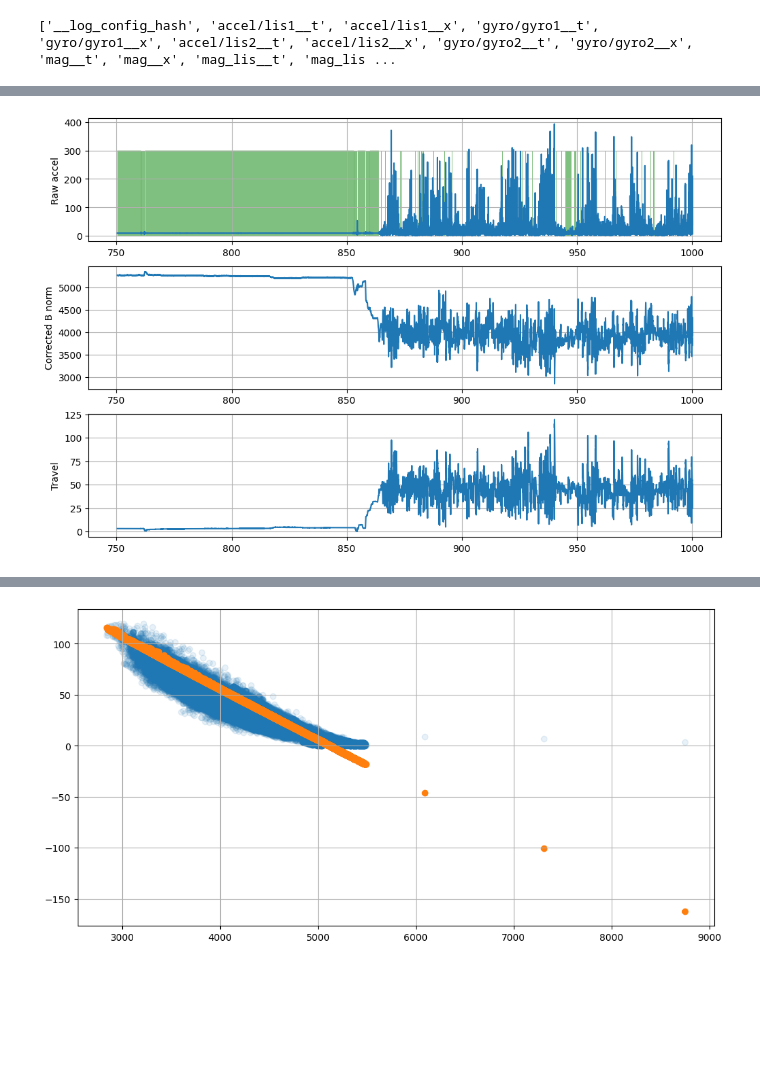
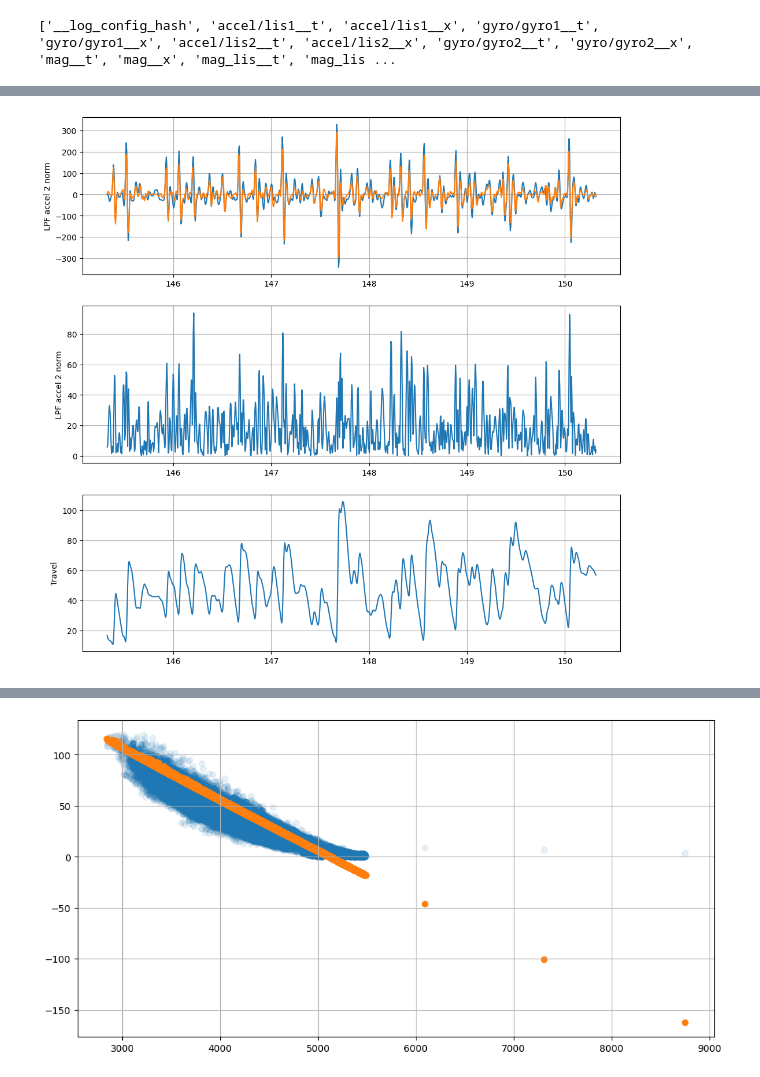
Before and after one commit to colinpate/sus, a Jupyter notebook: notebooks/rear_sus.ipynb, the cells around one changed output, grey strips where cells are left out. Saved outputs shown, nothing was run; the diff lists cells and outputs as text; code cells hidden in the pictures; blank space fills up the shorter version.

Commit message:
Rear sus with 2 acceleromters

```diff
--- a/notebooks/rear_sus.ipynb
+++ b/notebooks/rear_sus.ipynb
@@ -75,6 +64,6 @@ plt.grid()
 # %%
 roi = slice(0, -1)
-#roi = slice(150*1000, 200*1000)
+roi = slice(29*1000, 30*1000)
 # %%
 # Plot travel vs mag norm
 plt.figure(figsize=(10, 6))
@@ -100,23 +126,20 @@ b_proj: -0.9111122329777877
 # %%
-# Plot accelerometer, travel, mag data
+# Plot accelerometer, travel
+a_proj = ws[f"accel/lpf/proj__x"][:, 0]
 
-a_norm = np.linalg.norm(a, axis=1)
-near_grav = (a_norm < 11.8) & (a_norm > 7.8)
-
-plt.figure(figsize=(12, 8))
+plt.figure(figsize=(12, 12))
 plt.subplot(3, 1, 1)
-plt.ylabel("Raw accel")
-plt.plot(t[roi], a_norm[roi])
-ax = plt.gca()
-ax.fill_between(t[roi], 300, where=near_grav[roi], facecolor='green', alpha=.5)
+plt.ylabel(f"LPF accel {accel_idx} norm")
+plt.plot(t[roi], a_proj[roi])
+plt.plot(t[roi], a_gt[roi])
 plt.grid()
 plt.subplot(3, 1, 2)
-plt.ylabel("Corrected B norm")
-plt.plot(t[roi], b_corr_mag[roi])
+plt.ylabel(f"LPF accel {accel_idx} norm")
+plt.plot(t[roi], np.abs(a_proj[roi] -  a_gt[roi]))
 plt.grid()
 plt.subplot(3, 1, 3)
 plt.ylabel("Travel")
 plt.plot(t[roi], travel[roi])
 plt.grid()
 # %% [output]
-[figure, old version]
+[figure, new version]
```
Also changed, not shown: parts of 19 cells of this notebook, 5 other files.
